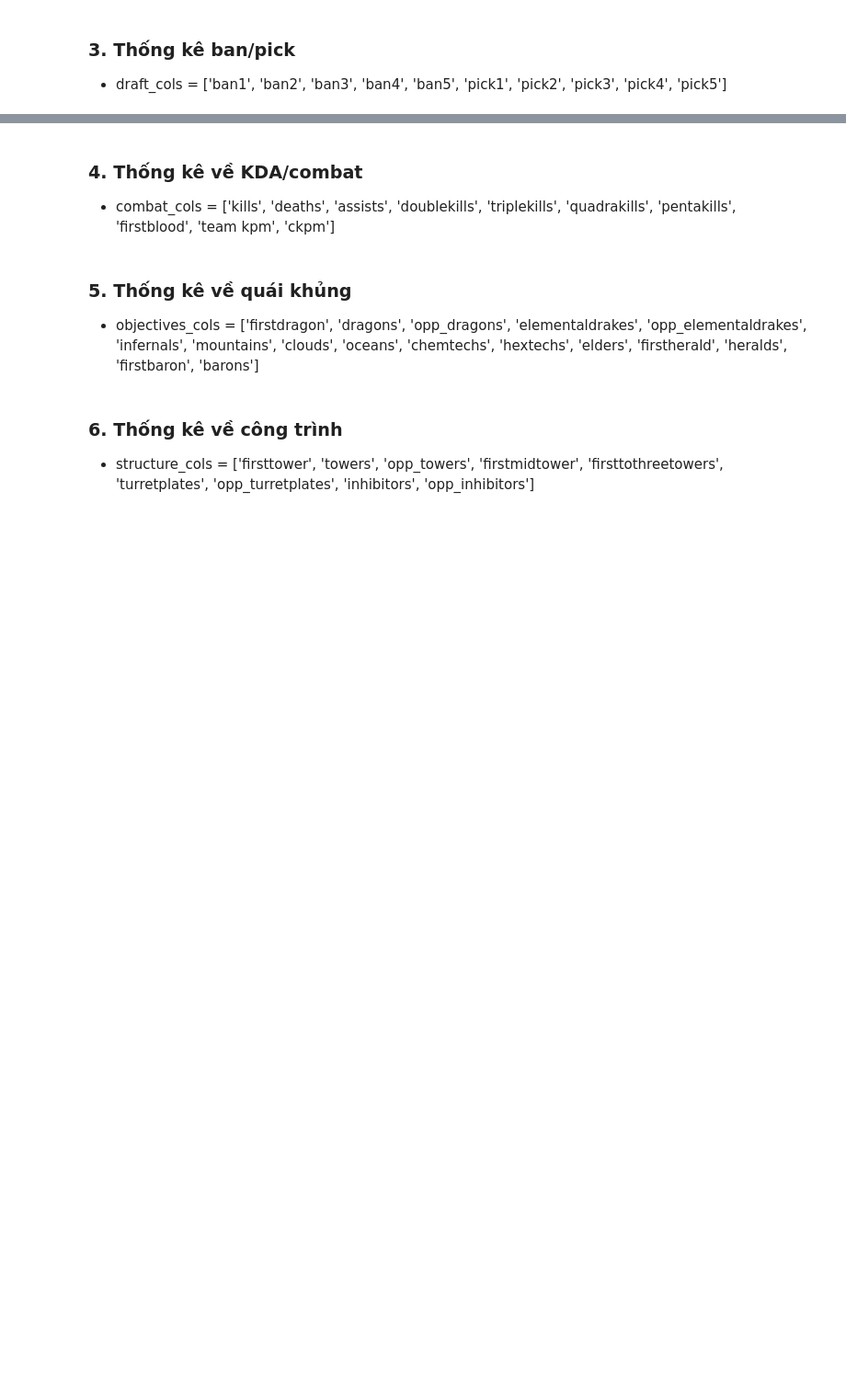
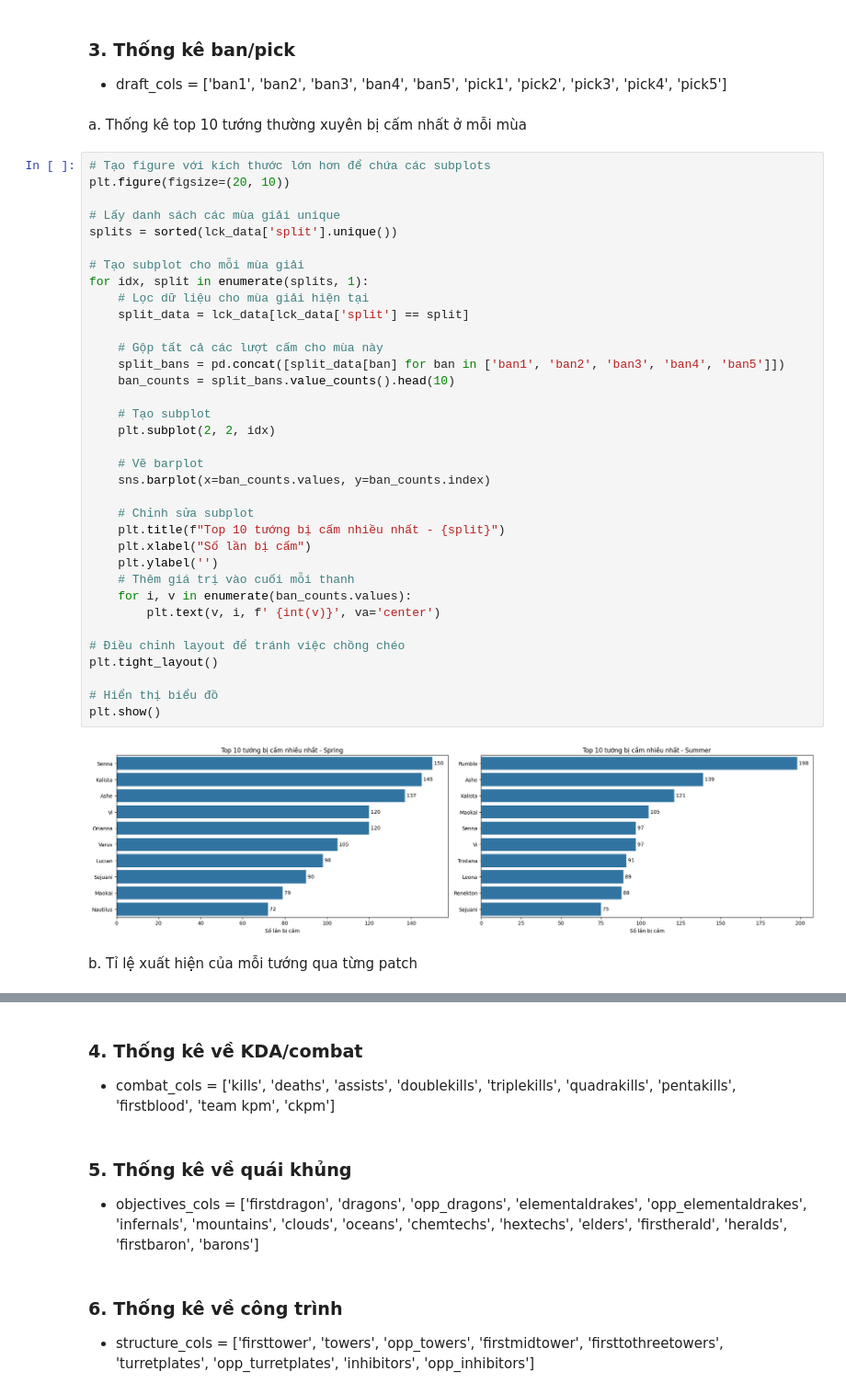
Before and after one commit to fromuit/IE224_Project, a Jupyter notebook: Source/EDA1.ipynb, the cells around one changed output, grey strips where cells are left out. Shown at 92% size. Saved outputs shown, nothing was run; the diff lists cells and outputs as text; blank space fills up the shorter version.

```diff
--- a/Source/EDA1.ipynb
+++ b/Source/EDA1.ipynb
@@ -427,3 +472,44 @@ plt.show()
 # %% [markdown]
 ### 3. Thống kê ban/pick
 - draft_cols = ['ban1', 'ban2', 'ban3', 'ban4', 'ban5', 'pick1', 'pick2', 'pick3', 'pick4', 'pick5']
+# %% [markdown]
+a. Thống kê top 10 tướng thường xuyên bị cấm nhất ở mỗi mùa
+# %%
+# Tạo figure với kích thước lớn hơn để chứa các subplots
+plt.figure(figsize=(20, 10))
+
+# Lấy danh sách các mùa giải unique
+splits = sorted(lck_data['split'].unique())
+
+# Tạo subplot cho mỗi mùa giải
+for idx, split in enumerate(splits, 1):
+    # Lọc dữ liệu cho mùa giải hiện tại
+    split_data = lck_data[lck_data['split'] == split]
+
+    # Gộp tất cả các lượt cấm cho mùa này
+    split_bans = pd.concat([split_data[ban] for ban in ['ban1', 'ban2', 'ban3', 'ban4', 'ban5']])
+    ban_counts = split_bans.value_counts().head(10)
+
+    # Tạo subplot
+    plt.subplot(2, 2, idx)
+
+    # Vẽ barplot
+    sns.barplot(x=ban_counts.values, y=ban_counts.index)
+
+    # Chỉnh sửa subplot
+    plt.title(f"Top 10 tướng bị cấm nhiều nhất - {split}")
+    plt.xlabel("Số lần bị cấm")
+    plt.ylabel('')
+    # Thêm giá trị vào cuối mỗi thanh
+    for i, v in enumerate(ban_counts.values):
+        plt.text(v, i, f' {int(v)}', va='center')
+
+# Điều chỉnh layout để tránh việc chồng chéo
+plt.tight_layout()
+
+# Hiển thị biểu đồ
+plt.show()
+# %% [output]
+[figure, added]
+# %% [markdown]
+b. Tỉ lệ xuất hiện của mỗi tướng qua từng patch
```
Also changed, not shown: parts of 10 cells of this notebook.
